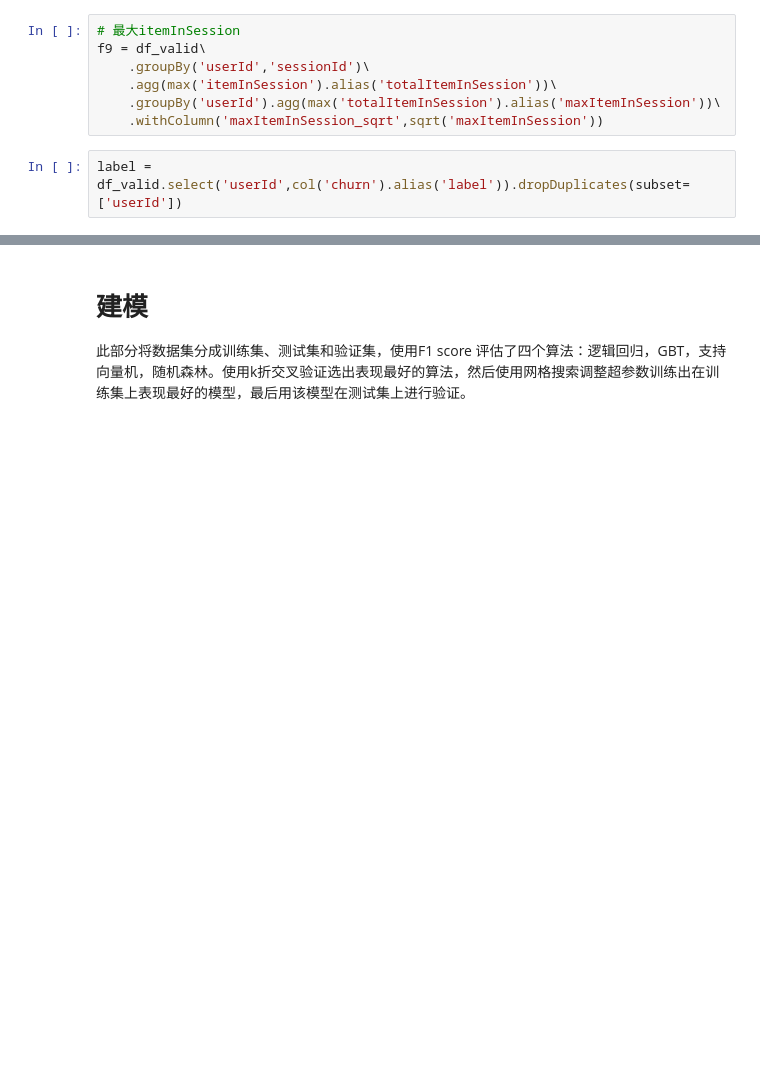
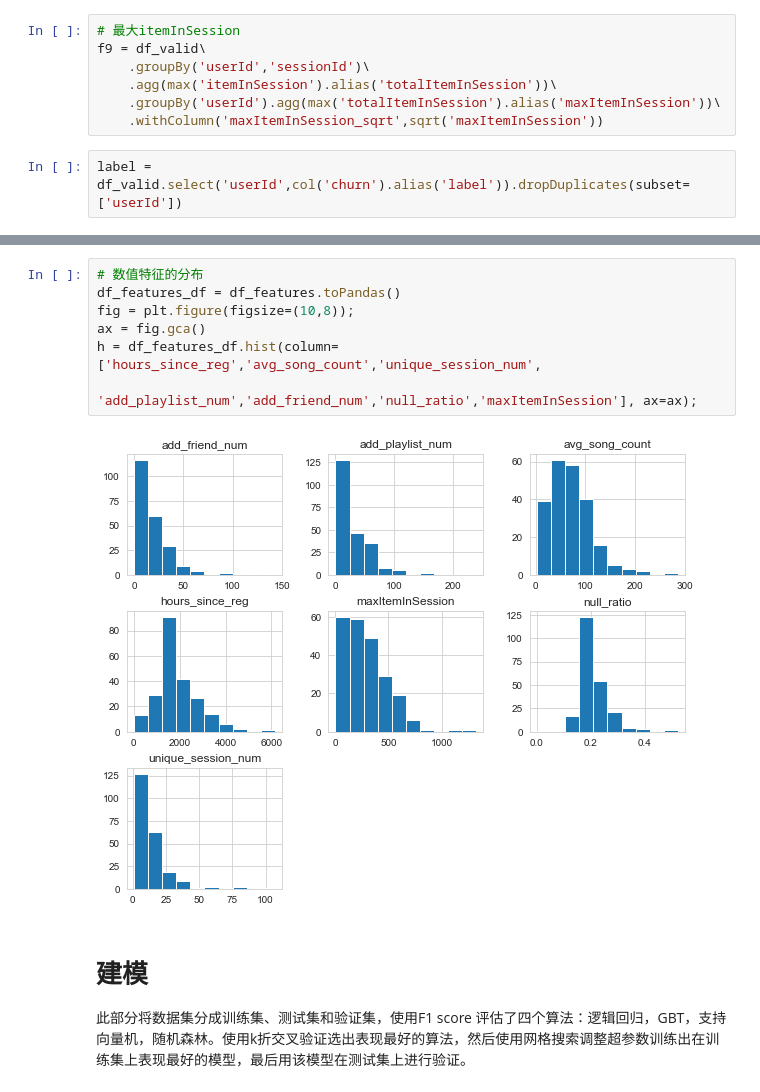
Before and after one commit to hanyang7427/Sparkify, a Jupyter notebook: Sparkify-zh.ipynb, the cells around one changed output, grey strips where cells are left out. Saved outputs shown, nothing was run; the diff lists cells and outputs as text; blank space fills up the shorter version.

```diff
--- a/Sparkify-zh.ipynb
+++ b/Sparkify-zh.ipynb
@@ -923,3 +913,12 @@ only showing top 1 row
+# %%
+# 数值特征的分布
+df_features_df = df_features.toPandas()
+fig = plt.figure(figsize=(10,8));
+ax = fig.gca()
+h = df_features_df.hist(column=['hours_since_reg','avg_song_count','unique_session_num',
+                               'add_playlist_num','add_friend_num','null_ratio','maxItemInSession'], ax=ax);
+# %% [output]
+[figure, added]
 # %% [markdown]
 # 建模
 此部分将数据集分成训练集、测试集和验证集，使用F1 score 评估了四个算法：逻辑回归，GBT，支持向量机，随机森林。使用k折交叉验证选出表现最好的算法，然后使用网格搜索调整超参数训练出在训练集上表现最好的模型，最后用该模型在测试集上进行验证。
```
Also changed, not shown: parts of 26 cells of this notebook, 8 other files.
